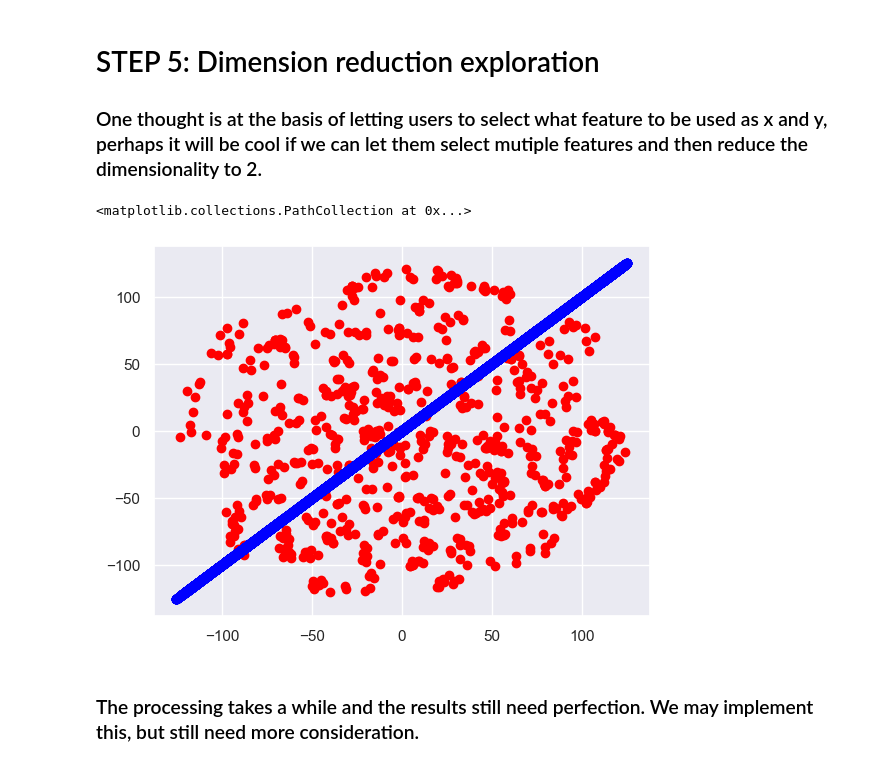
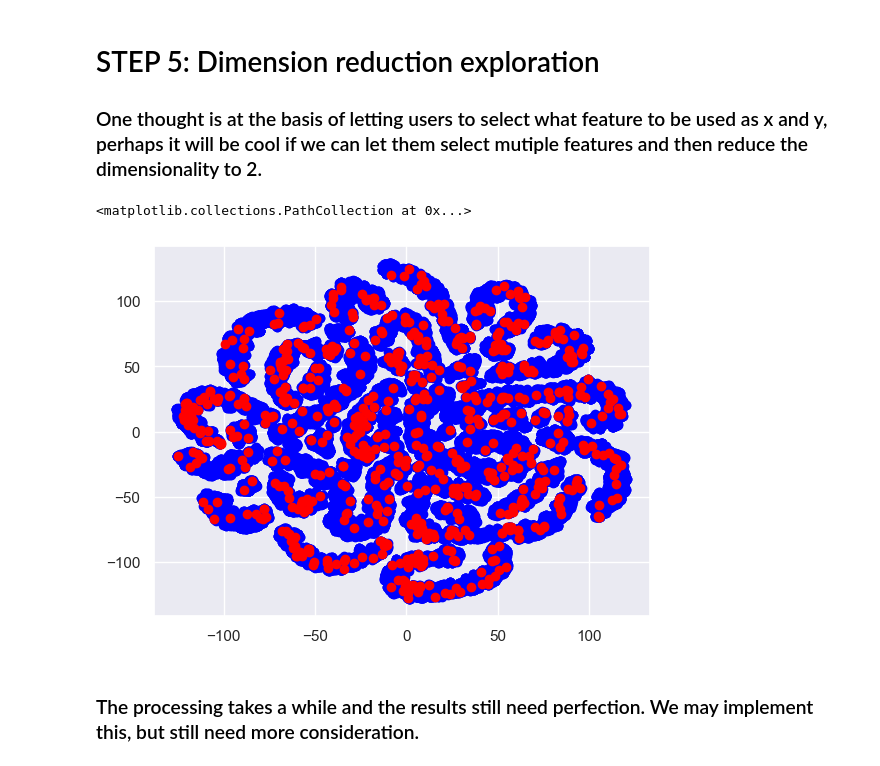
Before and after one commit to Govin9a/DataViz-Project-2023, a Jupyter notebook: Raw_Exploratory/ED_Exploratory.ipynb, the cells around one changed output. Drawn from its saved outputs; the diff is of its cells as text; code cells hidden in the pictures.

```diff
--- a/Raw_Exploratory/ED_Exploratory.ipynb
+++ b/Raw_Exploratory/ED_Exploratory.ipynb
@@ -163,10 +164,10 @@ tsne = TSNE(n_components=2, learning_rate='auto', perplexity=30, init='random')
 transformed = tsne.fit_transform(temp_data)
 # %%
 figure,ax = plt.subplots()
+ax.scatter(transformed[data['Outcome']==0][:,0], transformed[data['Outcome']==0][:,1],color='blue')
 ax.scatter(transformed[data['Outcome']==1][:,0], transformed[data['Outcome']==1][:,1],color='red')
-ax.scatter(transformed[data['Outcome']==0][:,0], transformed[data['Outcome']==0][:,0],color='blue')
 # %% [output]
 <matplotlib.collections.PathCollection at 0x...>
-[figure, old version]
+[figure, new version]
 # %% [markdown]
 ### The processing takes a while and the results still need perfection. We may implement this, but still need more consideration.
```
Also changed, not shown: parts of 1 cell of this notebook, 3 other files.
